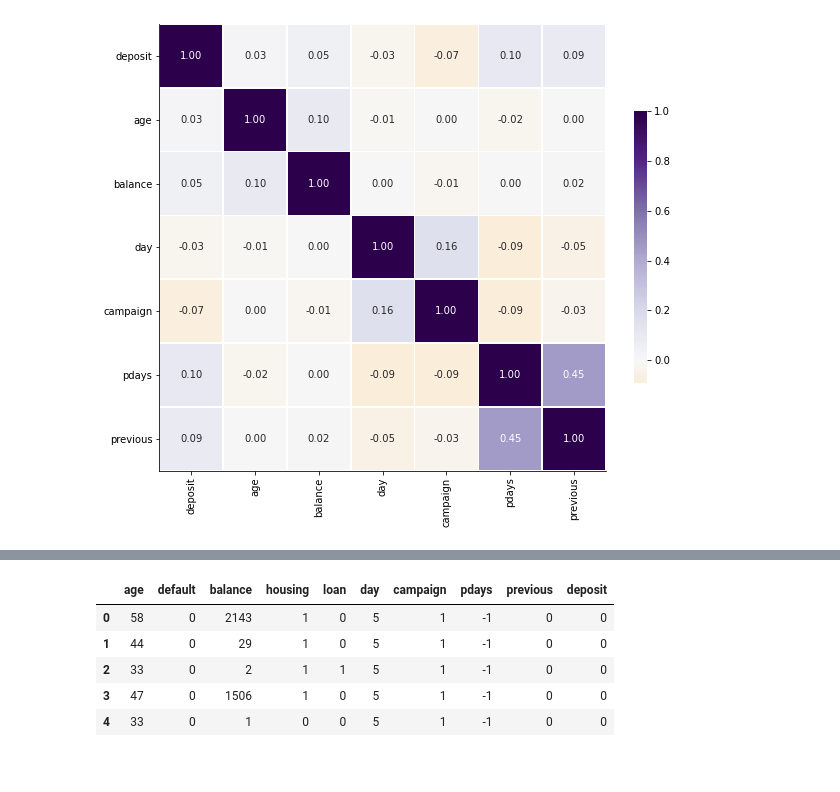
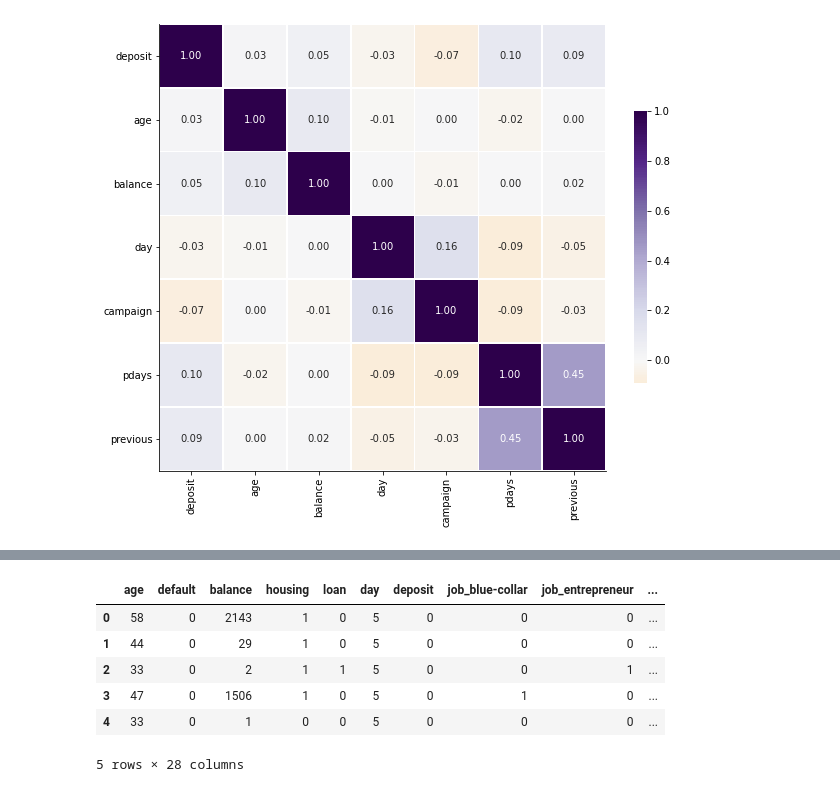
Before and after one commit to jasmineregner/Predictive-Marketing, a Jupyter notebook: bank_marketing.ipynb, the cells around one changed output, grey strips where cells are left out. Saved outputs shown, nothing was run; the diff lists cells and outputs as text; code cells hidden in the pictures.

```diff
--- a/bank_marketing.ipynb
+++ b/bank_marketing.ipynb
@@ -639,9 +659,32 @@ LinearRegression()
+# %%
+# converting to integer, not object
+
+df_clean['default'] = df_clean['default'].astype(int)
+df_clean['housing'] = df_clean['housing'].astype(int)
+df_clean['loan'] = df_clean['loan'].astype(int)
+# %%
+ #convert categorical columns to dummies
+cat_columns = ['job', 'marital', 'education', 'contact', 'poutcome']
+# %%
+# create dummy variables for categorical cols
+
+for col in  cat_columns:
+    df_clean = pd.concat([df_clean.drop(col, axis=1), pd.get_dummies(df_clean[col], prefix=col, prefix_sep='_', drop_first=True, dummy_na=False)], axis=1)
+# %%
+# drop irrelevant cols
+
+df_clean.drop([
+        'campaign',
+        'pdays',
+        'previous',
+        'month'], axis=1,inplace=True)
 # %%
-ml_df.head()
+df_clean.head()
 # %% [output]
-|  | age | default | balance | housing | loan | day | campaign | pdays | previous | deposit |
-| 0 | 58 | 0 | 2143 | 1 | 0 | 5 | 1 | -1 | 0 | 0 |
-| 1 | 44 | 0 | 29 | 1 | 0 | 5 | 1 | -1 | 0 | 0 |
-| 2 | 33 | 0 | 2 | 1 | 1 | 5 | 1 | -1 | 0 | 0 |
-| 3 | 47 | 0 | 1506 | 1 | 0 | 5 | 1 | -1 | 0 | 0 |
-| 4 | 33 | 0 | 1 | 0 | 0 | 5 | 1 | -1 | 0 | 0 |
+|  | age | default | balance | housing | loan | day | deposit | job_blue-collar | job_entrepreneur | ... |
+| 0 | 58 | 0 | 2143 | 1 | 0 | 5 | 0 | 0 | 0 | ... |
+| 1 | 44 | 0 | 29 | 1 | 0 | 5 | 0 | 0 | 0 | ... |
+| 2 | 33 | 0 | 2 | 1 | 1 | 5 | 0 | 0 | 1 | ... |
+| 3 | 47 | 0 | 1506 | 1 | 0 | 5 | 0 | 1 | 0 | ... |
+| 4 | 33 | 0 | 1 | 0 | 0 | 5 | 0 | 0 | 0 | ... |
+5 rows × 28 columns
```
Also changed, not shown: parts of 27 cells of this notebook.
